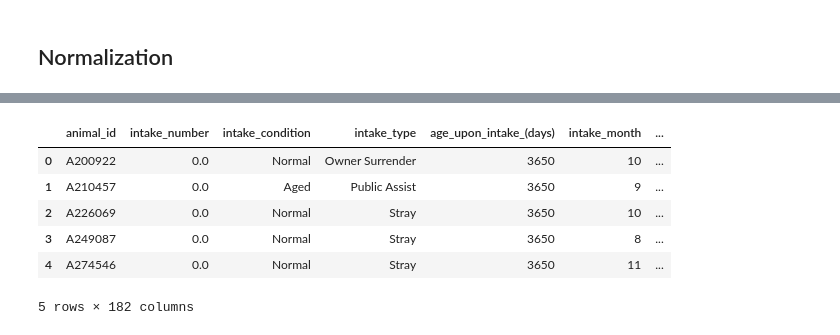
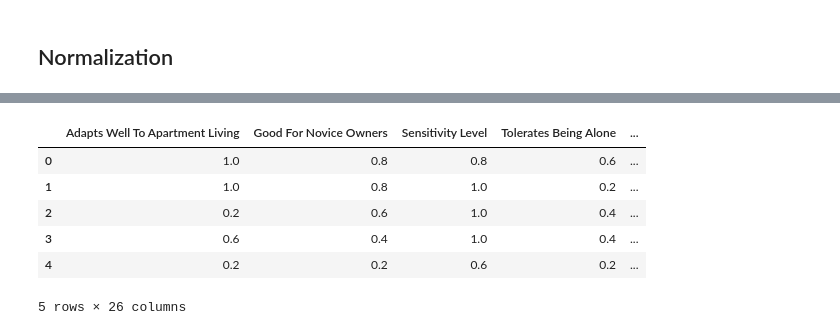
Before and after one commit to tara-pogancev/animal-adoption-prediction, a Jupyter notebook: Data Wrangling.ipynb, the cells around one changed output, grey strips where cells are left out. Drawn from its saved outputs; the diff is of its cells as text; code cells hidden in the pictures.

```diff
--- a/Data Wrangling.ipynb
+++ b/Data Wrangling.ipynb
@@ -834,7 +836,7 @@ dogs_df.head()
 | 3 | A249087 | 1.0 | Normal | Stray | 5475 | 8 | ... |
 | 4 | A274546 | 1.0 | Normal | Stray | 4015 | 11 | ... |
 # %%
-db_df = pd.read_csv("data/processed_dogs_cleaned.csv", sep='\t', index_col=[0])
+db_df = pd.read_csv("data/processed_dogs_cleaned_sep.csv", index_col=[0])
 db_df.rename(columns={"animal_id_intake": "animal_id"}, inplace=True)
 print(db_df.shape)
 db_df.head()
@@ -912,31 +915,59 @@ nd_df['is_puppy'] = np.where(nd_df['age_upon_intake_(days)'] < 60, 1, 0)
 nd_df['age_group_upon_intake'] = nd_df.apply(lambda row: categorise_age_group_mean(row), axis=1)
 # %%
 nd_df['age_upon_intake_(days)'] = nd_df['age_upon_intake_(days)'].clip(upper=3650)
-# %%
-scaler = MinMaxScaler()
-
-nd_df['age_group_upon_intake'] = scaler.fit_transform(nd_df[['age_group_upon_intake']])
-nd_df['intake_number'] = scaler.fit_transform(nd_df[['intake_number']])
-nd_df['age_upon_intake_days'] = scaler.fit_transform(nd_df[['age_upon_intake_(days)']])
-nd_df['dog_size'] = scaler.fit_transform(nd_df[['dog_size']])
-nd_df['avg_height'] = scaler.fit_transform(nd_df[['avg_height']])
-nd_df['avg_weight'] = scaler.fit_transform(nd_df[['avg_weight']])
-nd_df['avg_lifespan'] = scaler.fit_transform(nd_df[['avg_lifespan']])
-nd_df['Adaptability'] = scaler.fit_transform(nd_df[['Adaptability']])
-nd_df['All Around Friendliness'] = scaler.fit_transform(nd_df[['All Around Friendliness']])
-nd_df['Health And Grooming Needs'] = scaler.fit_transform(nd_df[['Health And Grooming Needs']])
-nd_df['Trainability'] = scaler.fit_transform(nd_df[['Trainability']])
-nd_df['Physical Needs'] = scaler.fit_transform(nd_df[['Physical Needs']])
-
-nd_df.head()
-# %% [output]
-|  | animal_id | intake_number | intake_condition | intake_type | age_upon_intake_(days) | intake_month | ... |
-| 0 | A200922 | 0.0 | Normal | Owner Surrender | 3650 | 10 | ... |
-| 1 | A210457 | 0.0 | Aged | Public Assist | 3650 | 9 | ... |
-| 2 | A226069 | 0.0 | Normal | Stray | 3650 | 10 | ... |
-| 3 | A249087 | 0.0 | Normal | Stray | 3650 | 8 | ... |
-| 4 | A274546 | 0.0 | Normal | Stray | 3650 | 11 | ... |
-5 rows × 182 columns
+# %%
+# avg
+
+# cols_to_scale = [
+#     'age_group_upon_intake',
+#     'intake_number',
+#     'age_upon_intake_(days)',
+#     'dog_size',
+#     'avg_height',
+#     'avg_weight',
+#     'avg_lifespan',
+#     'Adaptability',
+#     'Health And Grooming Needs',
+#     'Trainability',
+#     'Physical Needs',
+# ]
+
+# nd_df[cols_to_scale] = MinMaxScaler().fit_transform(nd_df[cols_to_scale])
+
+# sep
+cols_to_scale = [
+    'age_group_upon_intake',
+    'intake_number',
+    'age_upon_intake_(days)',
+    'dog_size',
+    'avg_height',
+    'avg_weight',
+    'avg_lifespan',
+]
+
+nd_df[cols_to_scale] = MinMaxScaler().fit_transform(nd_df[cols_to_scale])
+
+cols_to_div = ['Adapts Well To Apartment Living', 'Good For Novice Owners',
+    'Sensitivity Level', 'Tolerates Being Alone', 'Tolerates Cold Weather',
+    'Tolerates Hot Weather', 'Affectionate With Family', 'Kid-Friendly',
+    'Dog Friendly', 'Friendly Toward Strangers', 'Amount Of Shedding',
+    'Drooling Potential', 'Easy To Groom', 'General Health',
+    'Potential For Weight Gain', 'Size', 'Easy To Train', 'Intelligence',
+    'Potential For Mouthiness', 'Prey Drive', 'Tendency To Bark Or Howl',
+    'Wanderlust Potential', 'Energy Level', 'Intensity', 'Exercise Needs',
+    'Potential For Playfulness']
+nd_df[cols_to_div] = nd_df[cols_to_div] / 5
+
+
+nd_df[cols_to_div].head()
+# %% [output]
+|  | Adapts Well To Apartment Living | Good For Novice Owners | Sensitivity Level | Tolerates Being Alone | ... |
+| 0 | 1.0 | 0.8 | 0.8 | 0.6 | ... |
+| 1 | 1.0 | 0.8 | 1.0 | 0.2 | ... |
+| 2 | 0.2 | 0.6 | 1.0 | 0.4 | ... |
+| 3 | 0.6 | 0.4 | 1.0 | 0.4 | ... |
+| 4 | 0.2 | 0.2 | 0.6 | 0.2 | ... |
+5 rows × 26 columns
 # %%
 nd_df.drop(columns=['animal_id', 'intake_condition', 'intake_type', 'sex', 'breed', 'age_upon_intake_(days)', 'intake_month'], inplace=True)
 # %%
```
Also changed, not shown: parts of 6 cells of this notebook, 6 other files.
